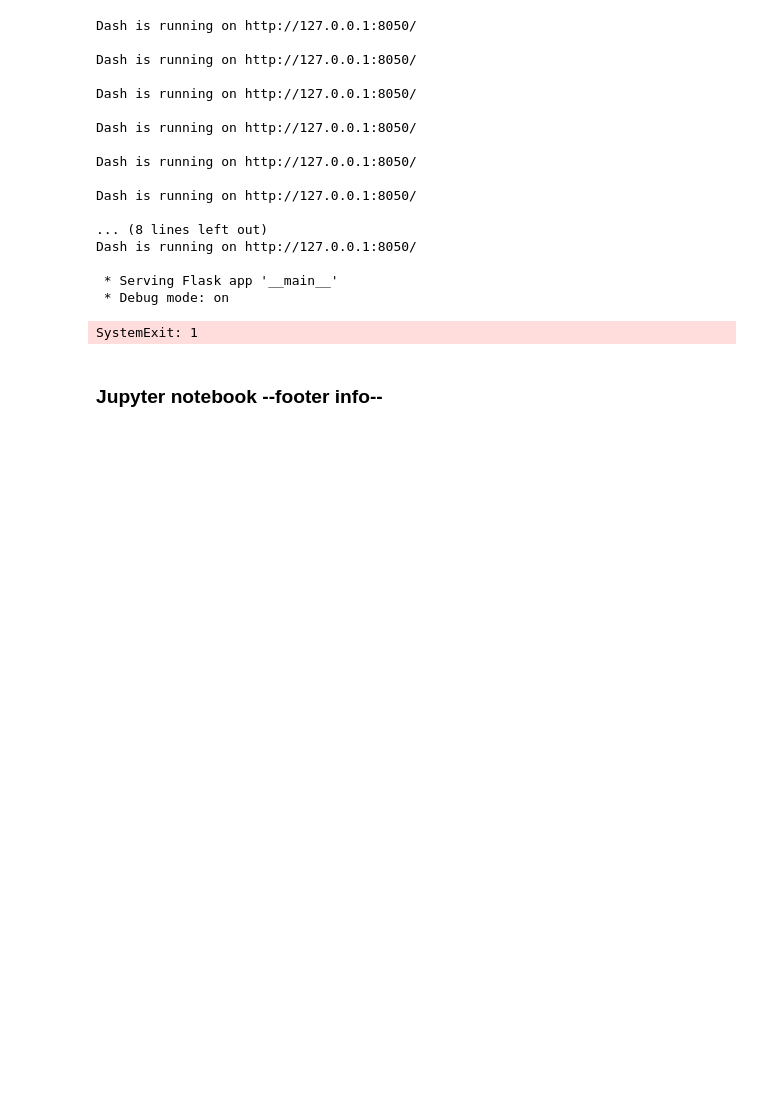
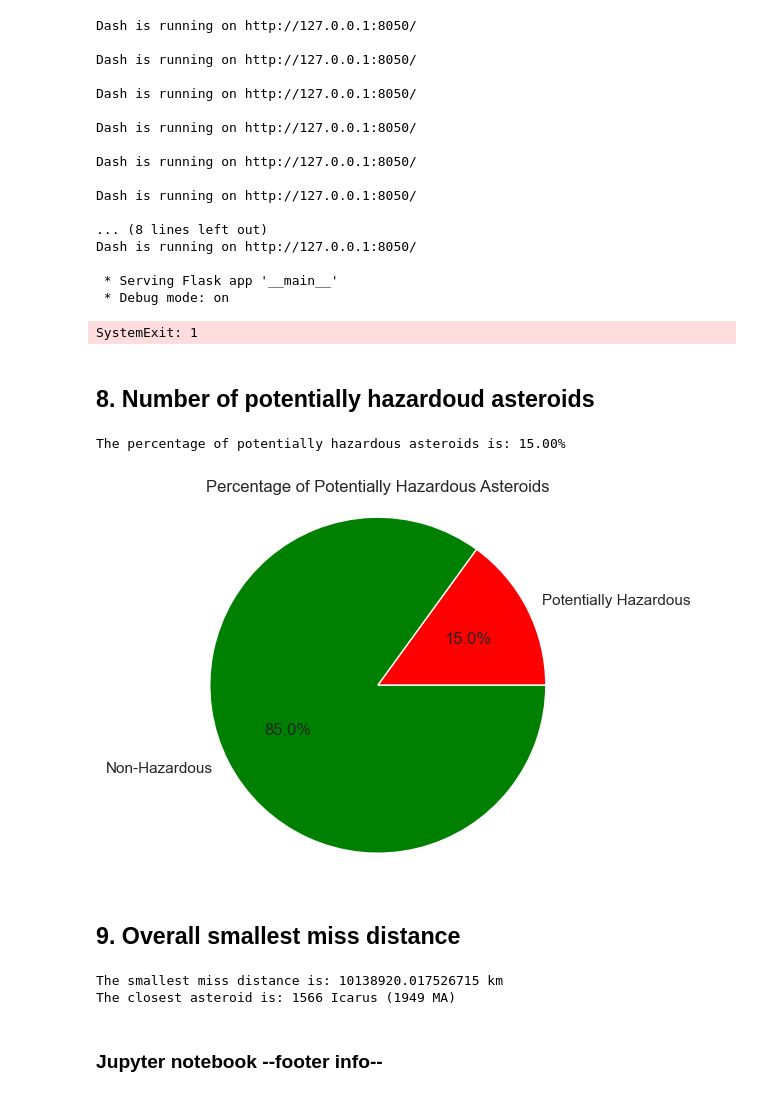
Before and after one commit to rieseflo/sp-project-work, a Jupyter notebook: asteroids.ipynb, the cells around one changed output. Cells and saved outputs as stored; diff of their text form; code cells hidden in the pictures; blank space fills up the shorter version.

Commit message:
Added some more data

```diff
--- a/asteroids.ipynb
+++ b/asteroids.ipynb
@@ -202,7 +202,8 @@ for asteroid in json_data2["near_earth_objects"]:
         "velocity": asteroid["close_approach_data"][0]["relative_velocity"]["kilometers_per_second"],
         "distance": asteroid["close_approach_data"][0]["miss_distance"]["kilometers"],
         "is_sentry_object": asteroid["is_sentry_object"],
-        "orbiting_body": asteroid["close_approach_data"][0]["orbiting_body"]
+        "orbiting_body": asteroid["close_approach_data"][0]["orbiting_body"],
+        "is_potentially_hazardous_asteroid": asteroid["is_potentially_hazardous_asteroid"]
     })
 
 # Convert the asteroid data to a Pandas dataframe
@@ -569,6 +570,61 @@ Dash is running on http://127.0.0.1:8050/
  * Serving Flask app '__main__'
  * Debug mode: on
 SystemExit: 1
+# %% [markdown]
+## 8. Number of potentially hazardoud asteroids <a class="anchor" id="7-bullet"></a>
+# %%
+# Count the number of potentially hazardous asteroids
+total_asteroids = len(asteroid_df2)
+potentially_hazardous_asteroids = len(asteroid_df2[asteroid_df2["is_potentially_hazardous_asteroid"] == True])
+
+# Calculate the percentage
+percentage = (potentially_hazardous_asteroids / total_asteroids) * 100
+
+# Print the result
+print(f"The percentage of potentially hazardous asteroids is: {percentage:.2f}%")
+
+# Create a pie chart
+labels = ["Potentially Hazardous", "Non-Hazardous"]
+sizes = [percentage, 100 - percentage]
+colors = ["red", "green"]
+
+plt.pie(sizes, labels=labels, colors=colors, autopct='%1.1f%%')
+plt.title("Percentage of Potentially Hazardous Asteroids")
+plt.axis('equal')
+plt.show()
+# %% [output]
+The percentage of potentially hazardous asteroids is: 15.00%
+[figure, added]
+# %% [markdown]
+## 9. Overall smallest miss distance <a class="anchor" id="7-bullet"></a>
+# %%
+# Extract the asteroid data from the JSON response
+asteroid_data3 = []
+
+for asteroid in json_data2["near_earth_objects"]:
+    asteroid_name = asteroid["name"]
+    close_approach_data = asteroid["close_approach_data"]
+
+    miss_distances = [data["miss_distance"]["kilometers"] for data in close_approach_data]
+    smallest_miss_distance = min(miss_distances)
+
+    asteroid_data3.append({
+        "name": asteroid_name,
+        "smallest_miss_distance": smallest_miss_distance
+    })
+
+# Convert the asteroid data to a Pandas dataframe
+asteroid_df3 = pd.DataFrame(asteroid_data3)
+
+# Find the overall smallest miss distance
+overall_smallest_miss_distance = asteroid_df3["smallest_miss_distance"].min()
+
+# print the result
+print("The smallest miss distance is:" , overall_smallest_miss_distance, "km")
+print("The closest asteroid is:" , asteroid_df3[asteroid_df3["smallest_miss_distance"] == overall_smallest_miss_distance]["name"].values[0])
+# %% [output]
+The smallest miss distance is: 10138920.017526715 km
+The closest asteroid is: 1566 Icarus (1949 MA)
 # %% [markdown]
 ### Jupyter notebook --footer info--
 # %%
```
Also changed, not shown: parts of 2 cells of this notebook.
